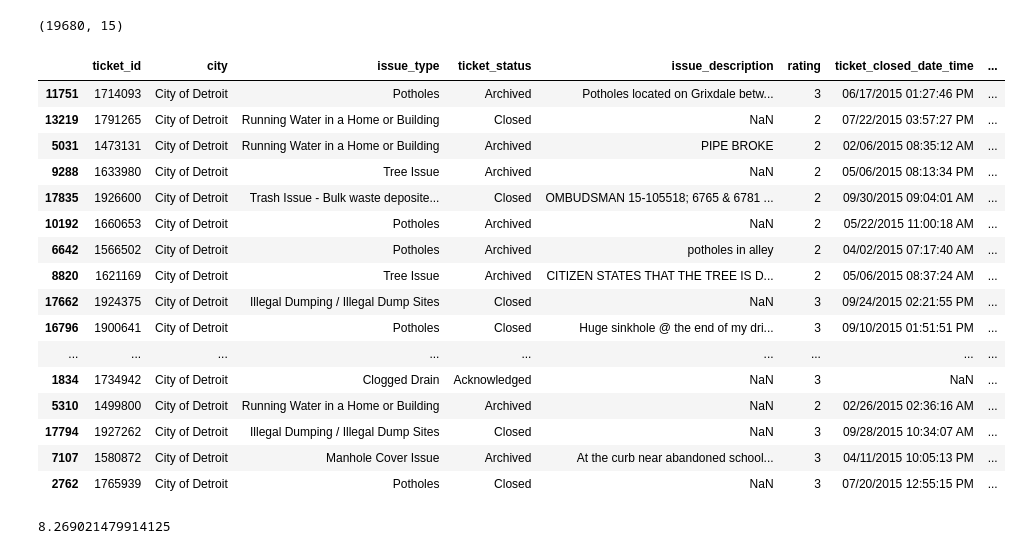
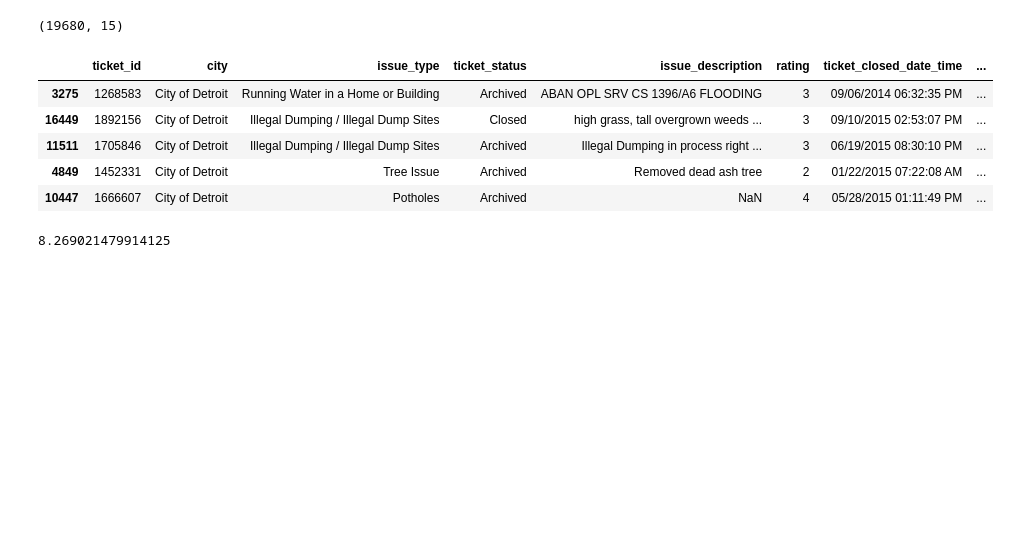
Before and after one commit to crazycodingcat/datasci_course_materials, a Jupyter notebook: capstone/blight/explore1-v2.ipynb, the cells around one changed output. Saved outputs shown, nothing was run; the diff lists cells and outputs as text; code cells hidden in the pictures; blank space fills up the shorter version.

```diff
--- a/capstone/blight/explore1-v2.ipynb
+++ b/capstone/blight/explore1-v2.ipynb
@@ -48,25 +48,14 @@ call_data.shape
 # %% [output]
 (19680, 15)
 # %%
-call_data.sample(20)
+call_data.sample(5)
 # %% [output]
 |  | ticket_id | city | issue_type | ticket_status | issue_description | rating | ticket_closed_date_time | ... |
-| 11751 | 1714093 | City of Detroit | Potholes | Archived | Potholes located on Grixdale betw... | 3 | 06/17/2015 01:27:46 PM | ... |
-| 13219 | 1791265 | City of Detroit | Running Water in a Home or Building | Closed | NaN | 2 | 07/22/2015 03:57:27 PM | ... |
-| 5031 | 1473131 | City of Detroit | Running Water in a Home or Building | Archived | PIPE BROKE | 2 | 02/06/2015 08:35:12 AM | ... |
-| 9288 | 1633980 | City of Detroit | Tree Issue | Archived | NaN | 2 | 05/06/2015 08:13:34 PM | ... |
-| 17835 | 1926600 | City of Detroit | Trash Issue - Bulk waste deposite... | Closed | OMBUDSMAN 15-105518; 6765 & 6781 ... | 2 | 09/30/2015 09:04:01 AM | ... |
-| 10192 | 1660653 | City of Detroit | Potholes | Archived | NaN | 2 | 05/22/2015 11:00:18 AM | ... |
-| 6642 | 1566502 | City of Detroit | Potholes | Archived | potholes in alley | 2 | 04/02/2015 07:17:40 AM | ... |
-| 8820 | 1621169 | City of Detroit | Tree Issue | Archived | CITIZEN STATES THAT THE TREE IS D... | 2 | 05/06/2015 08:37:24 AM | ... |
-| 17662 | 1924375 | City of Detroit | Illegal Dumping / Illegal Dump Sites | Closed | NaN | 3 | 09/24/2015 02:21:55 PM | ... |
-| 16796 | 1900641 | City of Detroit | Potholes | Closed | Huge sinkhole @ the end of my dri... | 3 | 09/10/2015 01:51:51 PM | ... |
-| ... | ... | ... | ... | ... | ... | ... | ... | ... |
-| 1834 | 1734942 | City of Detroit | Clogged Drain | Acknowledged | NaN | 3 | NaN | ... |
-| 5310 | 1499800 | City of Detroit | Running Water in a Home or Building | Archived | NaN | 2 | 02/26/2015 02:36:16 AM | ... |
-| 17794 | 1927262 | City of Detroit | Illegal Dumping / Illegal Dump Sites | Closed | NaN | 3 | 09/28/2015 10:34:07 AM | ... |
-| 7107 | 1580872 | City of Detroit | Manhole Cover Issue | Archived | At the curb near abandoned school... | 3 | 04/11/2015 10:05:13 PM | ... |
-| 2762 | 1765939 | City of Detroit | Potholes | Closed | NaN | 3 | 07/20/2015 12:55:15 PM | ... |
+| 3275 | 1268583 | City of Detroit | Running Water in a Home or Building | Archived | ABAN OPL SRV CS 1396/A6 FLOODING | 3 | 09/06/2014 06:32:35 PM | ... |
+| 16449 | 1892156 | City of Detroit | Illegal Dumping / Illegal Dump Sites | Closed | high grass, tall overgrown weeds ... | 3 | 09/10/2015 02:53:07 PM | ... |
+| 11511 | 1705846 | City of Detroit | Illegal Dumping / Illegal Dump Sites | Archived | Illegal Dumping in process right ... | 3 | 06/19/2015 08:30:10 PM | ... |
+| 4849 | 1452331 | City of Detroit | Tree Issue | Archived | Removed dead ash tree | 2 | 01/22/2015 07:22:08 AM | ... |
+| 10447 | 1666607 | City of Detroit | Potholes | Archived | NaN | 4 | 05/28/2015 01:11:49 PM | ... |
 # %%
 #cluster based on lat and lon
 from sklearn.cluster import DBSCAN
```
Also changed, not shown: 2 other files.
